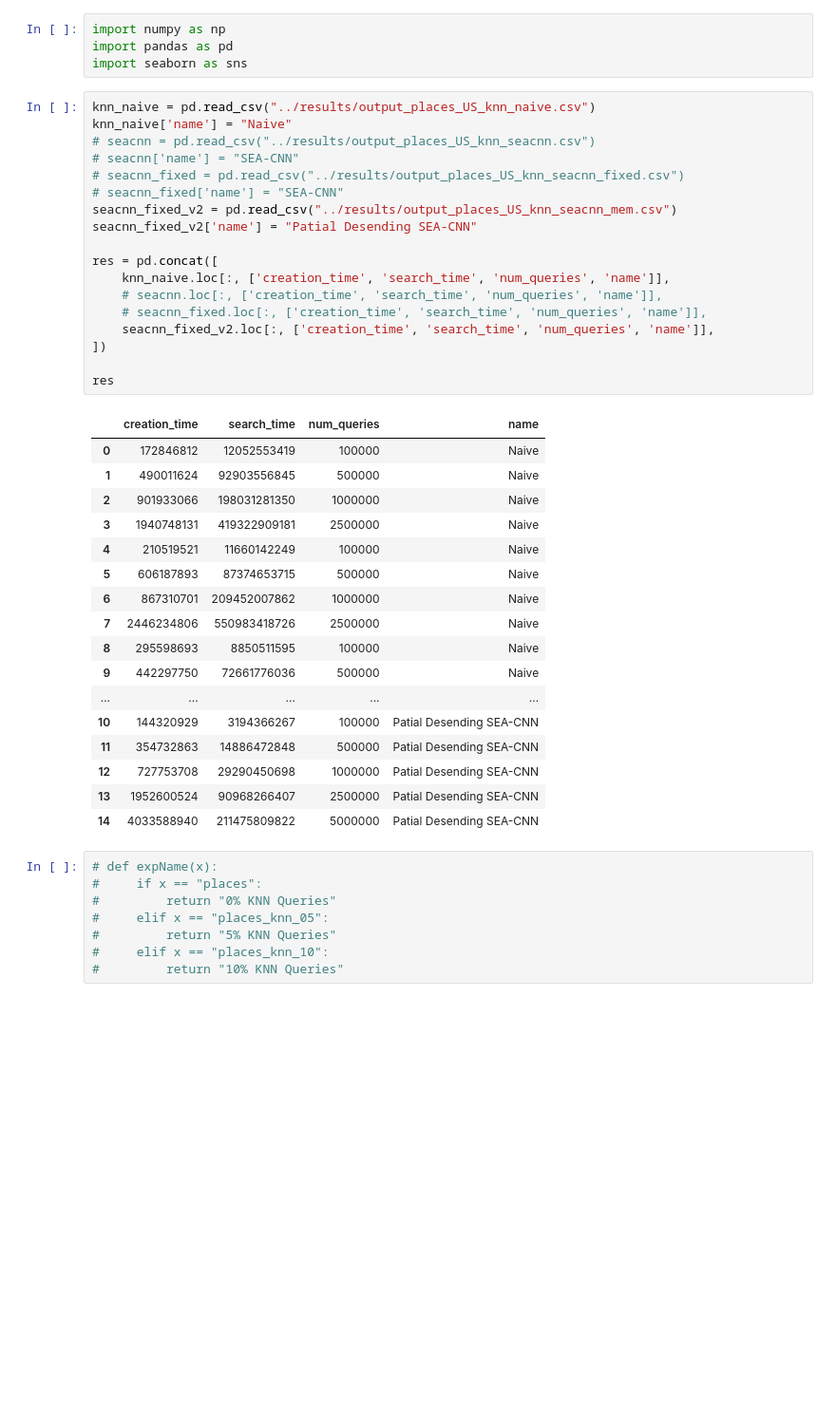
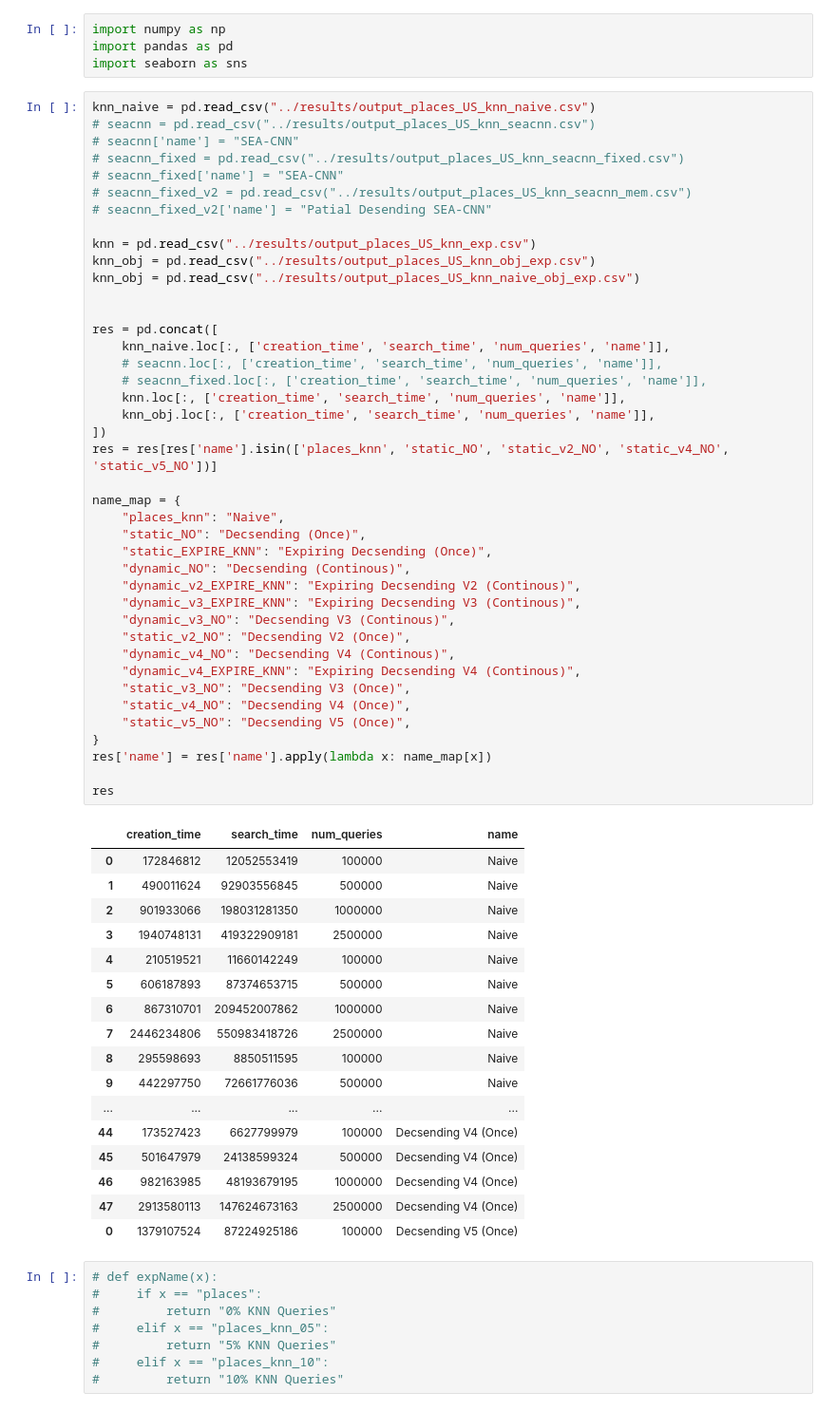
Before and after one commit to ThatUdeshUK/fast_extension, a Jupyter notebook: analysis/PlacesKNN.ipynb, the cells around one changed output. Shown at 95% size. Saved outputs shown, nothing was run; the diff lists cells and outputs as text; blank space fills up the shorter version.

```diff
--- a/analysis/PlacesKNN.ipynb
+++ b/analysis/PlacesKNN.ipynb
@@ -4,40 +4,63 @@ import pandas as pd
 import seaborn as sns
 # %%
 knn_naive = pd.read_csv("../results/output_places_US_knn_naive.csv")
-knn_naive['name'] = "Naive"
 # seacnn = pd.read_csv("../results/output_places_US_knn_seacnn.csv")
 # seacnn['name'] = "SEA-CNN"
 # seacnn_fixed = pd.read_csv("../results/output_places_US_knn_seacnn_fixed.csv")
 # seacnn_fixed['name'] = "SEA-CNN"
-seacnn_fixed_v2 = pd.read_csv("../results/output_places_US_knn_seacnn_mem.csv")
-seacnn_fixed_v2['name'] = "Patial Desending SEA-CNN"
+# seacnn_fixed_v2 = pd.read_csv("../results/output_places_US_knn_seacnn_mem.csv")
+# seacnn_fixed_v2['name'] = "Patial Desending SEA-CNN"
+
+knn = pd.read_csv("../results/output_places_US_knn_exp.csv")
+knn_obj = pd.read_csv("../results/output_places_US_knn_obj_exp.csv")
+knn_obj = pd.read_csv("../results/output_places_US_knn_naive_obj_exp.csv")
+
 
 res = pd.concat([
     knn_naive.loc[:, ['creation_time', 'search_time', 'num_queries', 'name']],
     # seacnn.loc[:, ['creation_time', 'search_time', 'num_queries', 'name']],
     # seacnn_fixed.loc[:, ['creation_time', 'search_time', 'num_queries', 'name']],
-    seacnn_fixed_v2.loc[:, ['creation_time', 'search_time', 'num_queries', 'name']],
+    knn.loc[:, ['creation_time', 'search_time', 'num_queries', 'name']],
+    knn_obj.loc[:, ['creation_time', 'search_time', 'num_queries', 'name']],
 ])
+res = res[res['name'].isin(['places_knn', 'static_NO', 'static_v2_NO', 'static_v4_NO', 'static_v5_NO'])]
+
+name_map = {
+    "places_knn": "Naive",
+    "static_NO": "Decsending (Once)",
+    "static_EXPIRE_KNN": "Expiring Decsending (Once)",
+    "dynamic_NO": "Decsending (Continous)",
+    "dynamic_v2_EXPIRE_KNN": "Expiring Decsending V2 (Continous)",
+    "dynamic_v3_EXPIRE_KNN": "Expiring Decsending V3 (Continous)",
+    "dynamic_v3_NO": "Decsending V3 (Continous)",
+    "static_v2_NO": "Decsending V2 (Once)",
+    "dynamic_v4_NO": "Decsending V4 (Continous)",
+    "dynamic_v4_EXPIRE_KNN": "Expiring Decsending V4 (Continous)",
+    "static_v3_NO": "Decsending V3 (Once)",
+    "static_v4_NO": "Decsending V4 (Once)",
+    "static_v5_NO": "Decsending V5 (Once)",
+}
+res['name'] = res['name'].apply(lambda x: name_map[x])
 
 res
 # %% [output]
 |  | creation_time | search_time | num_queries | name |
 | 0 | 172846812 | 12052553419 | 100000 | Naive |
 | 1 | 490011624 | 92903556845 | 500000 | Naive |
 | 2 | 901933066 | 198031281350 | 1000000 | Naive |
 | 3 | 1940748131 | 419322909181 | 2500000 | Naive |
 | 4 | 210519521 | 11660142249 | 100000 | Naive |
 | 5 | 606187893 | 87374653715 | 500000 | Naive |
 | 6 | 867310701 | 209452007862 | 1000000 | Naive |
 | 7 | 2446234806 | 550983418726 | 2500000 | Naive |
 | 8 | 295598693 | 8850511595 | 100000 | Naive |
 | 9 | 442297750 | 72661776036 | 500000 | Naive |
 | ... | ... | ... | ... | ... |
-| 10 | 144320929 | 3194366267 | 100000 | Patial Desending SEA-CNN |
-| 11 | 354732863 | 14886472848 | 500000 | Patial Desending SEA-CNN |
-| 12 | 727753708 | 29290450698 | 1000000 | Patial Desending SEA-CNN |
-| 13 | 1952600524 | 90968266407 | 2500000 | Patial Desending SEA-CNN |
-| 14 | 4033588940 | 211475809822 | 5000000 | Patial Desending SEA-CNN |
+| 44 | 173527423 | 6627799979 | 100000 | Decsending V4 (Once) |
+| 45 | 501647979 | 24138599324 | 500000 | Decsending V4 (Once) |
+| 46 | 982163985 | 48193679195 | 1000000 | Decsending V4 (Once) |
+| 47 | 2913580113 | 147624673163 | 2500000 | Decsending V4 (Once) |
+| 0 | 1379107524 | 87224925186 | 100000 | Decsending V5 (Once) |
 # %%
 # def expName(x):
 #     if x == "places":
```
Also changed, not shown: parts of 4 cells of this notebook, 18 other files.
